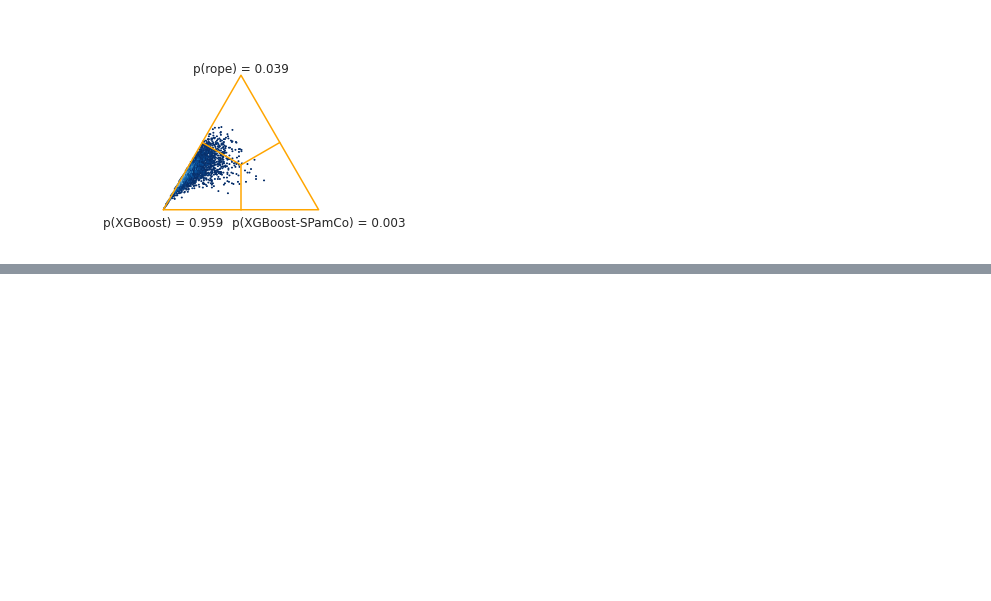
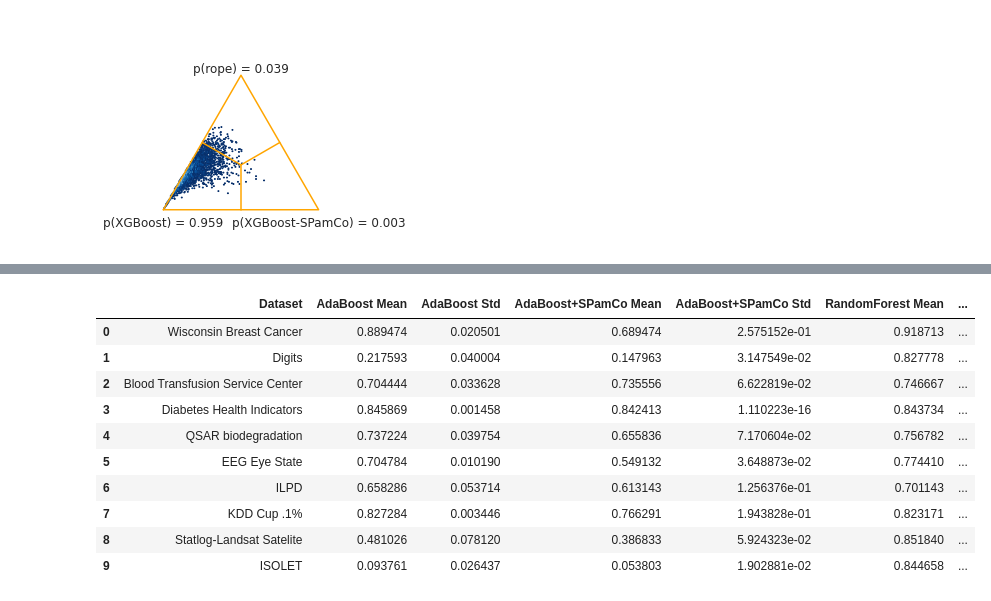
Before and after one commit to patrickboswell/MLA, a Jupyter notebook: DataExperiments.ipynb, the cells around one changed output, grey strips where cells are left out. Cells and saved outputs as stored; diff of their text form; code cells hidden in the pictures; blank space fills up the shorter version.

Commit message:
Large test on diabetes

```diff
--- a/DataExperiments.ipynb
+++ b/DataExperiments.ipynb
@@ -122,7 +122,7 @@ datasets = {
     'ilpd': load_ilpd(),
     'click': load_click(),
     'satimage': load_satimage(),
-    'robot': load_robot()
+    'isolet': load_robot()
 }
 # %% [markdown]
 ## AdaBoost
@@ -527,0 +566,41 @@ bayplot_xgboost.savefig('XGBoost_Simplex_BaysianComp.png')
+# %%
+df = pd.DataFrame()
+# %%
+df['Dataset'] = [
+    'Wisconsin Breast Cancer',
+    'Digits',
+    'Blood Transfusion Service Center',
+    'Diabetes Health Indicators',
+    'QSAR biodegradation',
+    'EEG Eye State',
+    'ILPD',
+    'KDD Cup .1%',
+    'Statlog-Landsat Satelite',
+    'ISOLET'
+]
+df['AdaBoost Mean'] =  np.mean(adaboost_base_score, axis=1)
+df['AdaBoost Std'] =  np.std(adaboost_base_score, axis=1)
+df['AdaBoost+SPamCo Mean'] = np.mean(adaboost_multi_score, axis=1)
+df['AdaBoost+SPamCo Std'] = np.std(adaboost_multi_score, axis=1)
+df['RandomForest Mean'] = np.mean(rfc_base_score, axis=1)
+df['RandomForest Std'] = np.std(rfc_base_score, axis=1)
+df['RandomForest+SPamCo Mean'] = np.mean(rfc_multi_score, axis=1)
+df['RandomForest+SPamCo Std'] = np.std(rfc_multi_score, axis=1)
+df['XGBoost Mean'] = np.mean(xgboost_base_score, axis=1)
+df['XGBoost Std'] = np.std(xgboost_base_score, axis=1)
+df['XGBoost+SPamCo Mean'] = np.mean(xgboost_multi_score, axis=1)
+df['XGBoost+SPamCo Std'] = np.std(xgboost_multi_score, axis=1)
+# %%
+df
+# %% [output]
+|  | Dataset | AdaBoost Mean | AdaBoost Std | AdaBoost+SPamCo Mean | AdaBoost+SPamCo Std | RandomForest Mean | ... |
+| 0 | Wisconsin Breast Cancer | 0.889474 | 0.020501 | 0.689474 | 2.575152e-01 | 0.918713 | ... |
+| 1 | Digits | 0.217593 | 0.040004 | 0.147963 | 3.147549e-02 | 0.827778 | ... |
+| 2 | Blood Transfusion Service Center | 0.704444 | 0.033628 | 0.735556 | 6.622819e-02 | 0.746667 | ... |
+| 3 | Diabetes Health Indicators | 0.845869 | 0.001458 | 0.842413 | 1.110223e-16 | 0.843734 | ... |
+| 4 | QSAR biodegradation | 0.737224 | 0.039754 | 0.655836 | 7.170604e-02 | 0.756782 | ... |
+| 5 | EEG Eye State | 0.704784 | 0.010190 | 0.549132 | 3.648873e-02 | 0.774410 | ... |
+| 6 | ILPD | 0.658286 | 0.053714 | 0.613143 | 1.256376e-01 | 0.701143 | ... |
+| 7 | KDD Cup .1% | 0.827284 | 0.003446 | 0.766291 | 1.943828e-01 | 0.823171 | ... |
+| 8 | Statlog-Landsat Satelite | 0.481026 | 0.078120 | 0.386833 | 5.924323e-02 | 0.851840 | ... |
+| 9 | ISOLET | 0.093761 | 0.026437 | 0.053803 | 1.902881e-02 | 0.844658 | ... |
```
Also changed, not shown: parts of 4 cells of this notebook, 4 other files.
